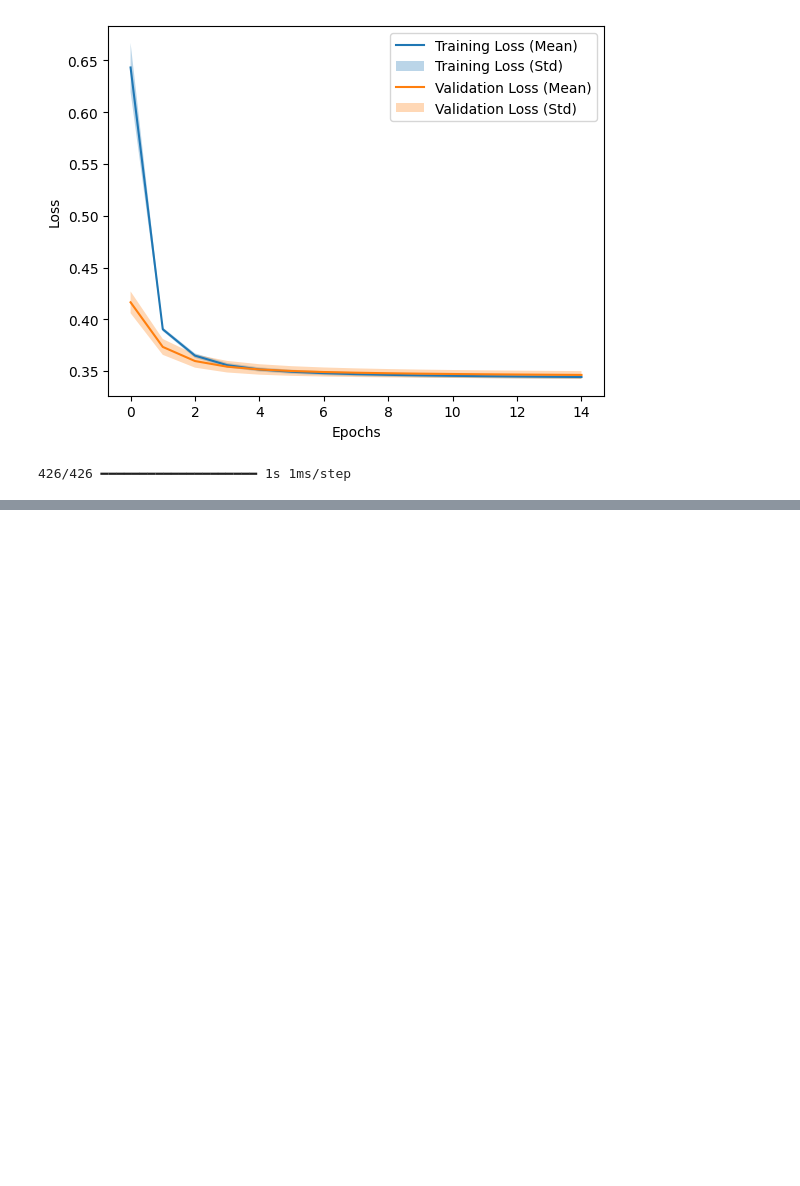
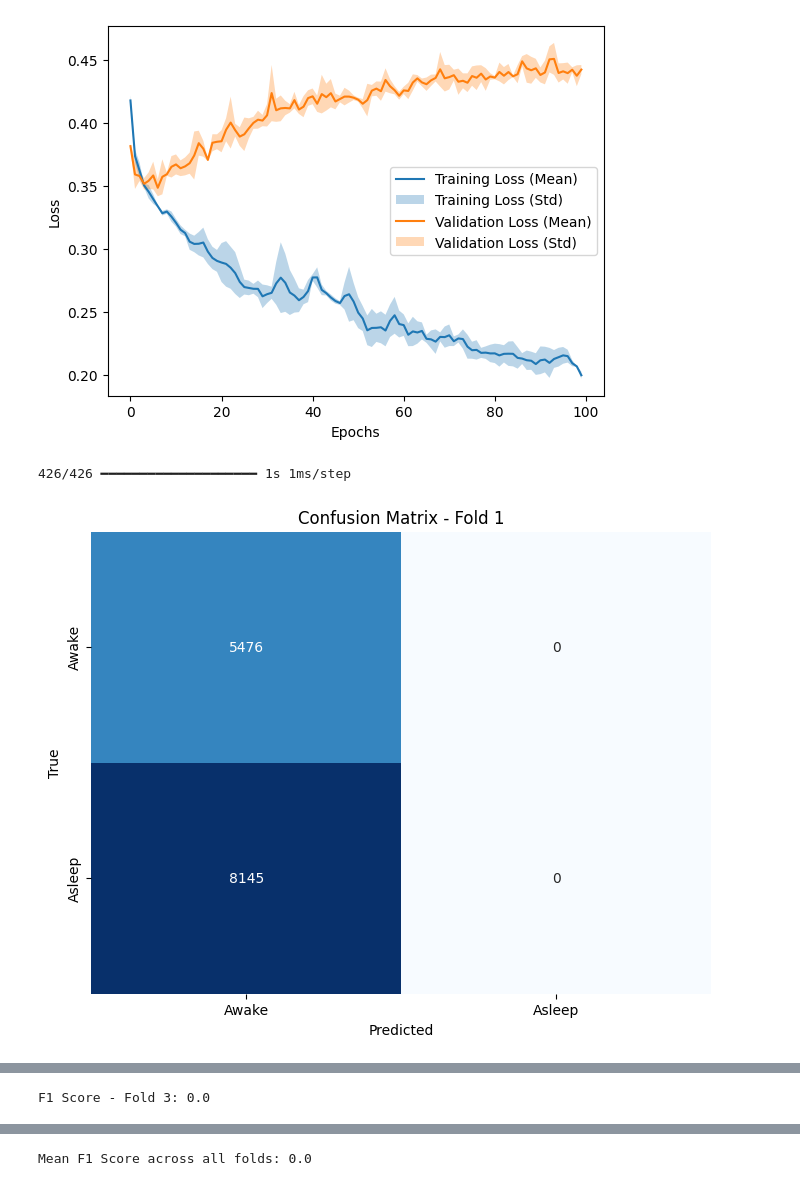
Before and after one commit to skyrag/arn_lab1, a Jupyter notebook: arn_lab1.ipynb, the cells around one changed output, grey strips where cells are left out. Saved outputs shown, nothing was run; the diff lists cells and outputs as text; code cells hidden in the pictures; blank space fills up the shorter version.

```diff
--- a/arn_lab1.ipynb
+++ b/arn_lab1.ipynb
@@ -54,13 +54,14 @@ def create_model():
       layers.Input(shape=(25,)),
       layers.Dense(128, activation="tanh"), # Try different numbers of hidden neurons here (e.g. 2, 4, 8, 32, 128)
       layers.Dense(32, activation="tanh"),
+      layers.Dense(8, activation="tanh"),
   ])
 
   # Experiment with hyperparameters here:
   # momentum: [0, 0.8, 0.9, 0.99]
   # learning_rate: [0.1, 0.01, 0.001, 0.0001]
   mlp.compile(
-      optimizer=keras.optimizers.SGD(learning_rate=0.0001, momentum=0.99),
+      optimizer=keras.optimizers.SGD(learning_rate=0.01, momentum=0.99),
       loss="mse",
   )
 
@@ -80,8 +81,9 @@ for i, (train_index, test_index) in enumerate(kfold.split(mice_eeg_input)):
   history = mlp.fit(
       #x=mice_eeg_input[train_index], y=mice_eeg_output[train_index],
       x=scaler.fit_transform(mice_eeg_input[train_index]), y=mice_eeg_output[train_index],
+      #validation_data=(mice_eeg_input[test_index], mice_eeg_output[test_index]),
       validation_data=(scaler.transform(mice_eeg_input[test_index]), mice_eeg_output[test_index]),
-      epochs=15
+      epochs=100
   )
 
   history_list.append(history)
@@ -135,55 +167,46 @@ pl.legend()
 
 # Display the plot
 pl.show()
 
 #Confusion Matrix
 
-def plot_confusion_matrix(confusion_matrix, title, class_labels):
+def plot_confusion_matrix(confusion_matrix, title):
     # Plot confusion matrix
-    fig, ax = pl.subplots(figsize=(8, 6))
-    sns.heatmap(confusion_matrix.astype(int), annot=False, fmt='', cmap="Blues", cbar=False,
-                xticklabels=class_labels, yticklabels=class_labels, ax=ax)
-
-    # Add numerical values to the heatmap
-    for i in range(confusion_matrix.shape[0]):
-        for j in range(confusion_matrix.shape[1]):
-            x = j + 0.5  # Shift x-coordinate to center the text
-            y = i + 0.5  # Shift y-coordinate to center the text
-            ax.text(x, y, str(confusion_matrix[i, j]), ha="center", va="center", color="black")
-
-    ax.set_title(title)
-    ax.set_xlabel('Predicted')
-    ax.set_ylabel('True')
+    pl.figure(figsize=(8, 6))
+    sns.heatmap(confusion_matrix.astype(int), annot=True, fmt="d", cmap="Blues", cbar=False,
+                xticklabels=["Awake", "Asleep"], yticklabels=["Awake", "Asleep"])
+    pl.title(title)
+    pl.xlabel('Predicted')
+    pl.ylabel('True')
     pl.show()
-
-class_labels = ['Awake', 'Asleep']
 
 f1_scores = []
 mean_confusion_matrix = np.zeros((2, 2))
 
 for i, (train_index, test_index) in enumerate(kfold.split(mice_eeg_input)):
     # Evaluate the trained model on the test fold
-    predictions = (trained_mlp[i].predict(scaler.transform(mice_eeg_input[test_index])) > 0).astype(int)
+    predictions = (trained_mlp[i].predict(mice_eeg_input[test_index]) > 0).astype(int)
     true_labels = (mice_eeg_output[test_index] > 0).astype(int)
 
     # Compute confusion matrix
-    cm = confusion_matrix(true_labels, predictions)
-    mean_confusion_matrix += confusion_matrix(true_labels, predictions)
+    cm = confusion_matrix(true_labels, predictions[::, 0])
+    mean_confusion_matrix += confusion_matrix(true_labels, predictions[::, 0])
 
     # Compute confusion matrix and plot
-    plot_confusion_matrix(cm, f'Confusion Matrix - Fold {i + 1}',class_labels)
+    plot_confusion_matrix(cm, f'Confusion Matrix - Fold {i + 1}')
 
     # Compute F1 score
-    f1 = f1_score(true_labels, predictions)
+    f1 = f1_score(true_labels, predictions[::, 0])
     f1_scores.append(f1)
     print(f"F1 Score - Fold {i + 1}: {f1}")
 
 # Plot mean confusion matrix
-plot_confusion_matrix(mean_confusion_matrix.astype(int), 'Global confusion matrix', class_labels)
+plot_confusion_matrix(mean_confusion_matrix, 'Global confusion matrix')
 
 # Calculate and display the mean F1 score across all folds
 mean_f1_score = np.mean(f1_scores)
 print(f"Mean F1 Score across all folds: {mean_f1_score}")
 # %% [output]
-[figure, old version]
+[figure, new version]
 426/426 ━━━━━━━━━━━━━━━━━━━━ 1s 1ms/step
+[figure, added]
@@ -190,0 +219 @@ ValueError: Found input variables with inconsistent numbers of samples: [13621,
+F1 Score - Fold 3: 0.0
@@ -190,0 +221 @@ ValueError: Found input variables with inconsistent numbers of samples: [13621,
+Mean F1 Score across all folds: 0.0
```
Also changed, not shown: parts of 2 cells of this notebook.
